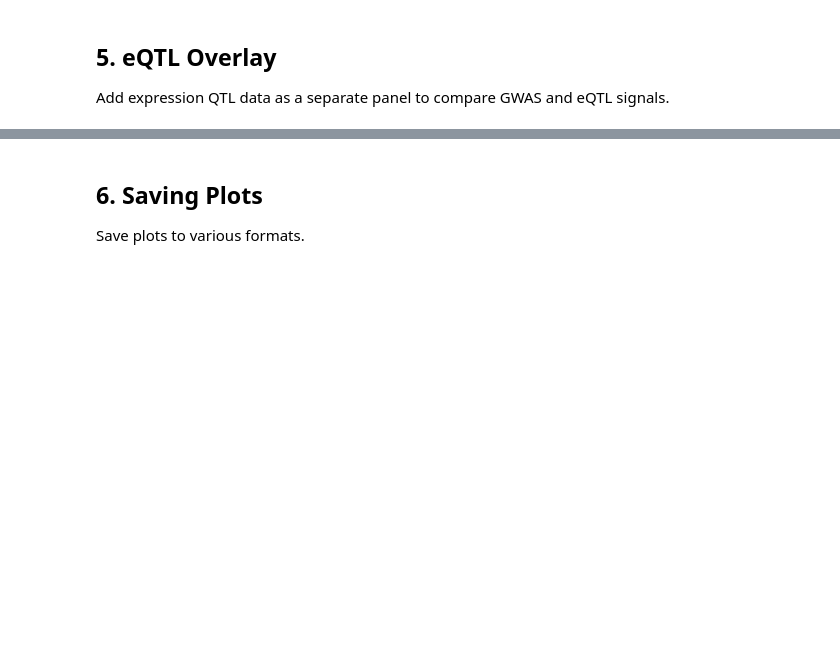
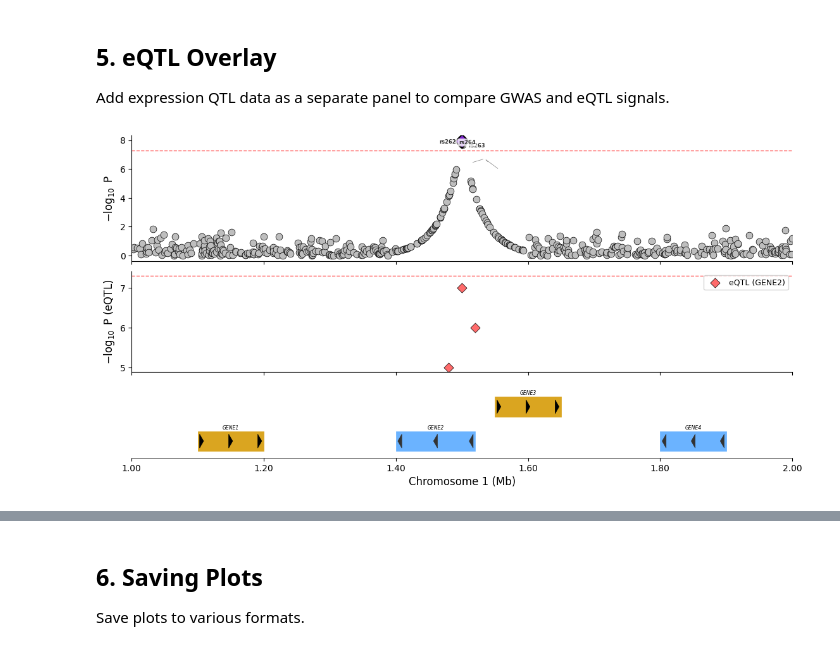
Before and after one commit to michael-denyer/pyLocusZoom, a Jupyter notebook: examples/getting_started.ipynb, the cells around one changed output, grey strips where cells are left out. Saved outputs shown, nothing was run; the diff lists cells and outputs as text; code cells hidden in the pictures; blank space fills up the shorter version.

```diff
--- a/examples/getting_started.ipynb
+++ b/examples/getting_started.ipynb
@@ -142,21 +272,23 @@ Add expression QTL data as a separate panel to compare GWAS and eQTL signals.
 # %%
 # Create synthetic eQTL data
 eqtl_df = pd.DataFrame({
     'pos': [1_480_000, 1_500_000, 1_520_000, 1_550_000, 1_600_000],
     'p_value': [1e-5, 1e-7, 1e-6, 1e-4, 0.01],
     'gene': ['GENE2', 'GENE2', 'GENE2', 'GENE3', 'GENE3'],
 })
 
 # Create plot with eQTL panel
 fig = plotter.plot_stacked(
     [gwas_df],
     chrom=1,
     start=1_000_000,
     end=2_000_000,
     eqtl_df=eqtl_df,
     eqtl_gene="GENE2",
     genes_df=genes_df,
     show_recombination=False,
 )
 
-fig.show()
+fig
+# %% [output]
+[figure, added]
```
Also changed, not shown: parts of 22 cells of this notebook, 19 other files.
